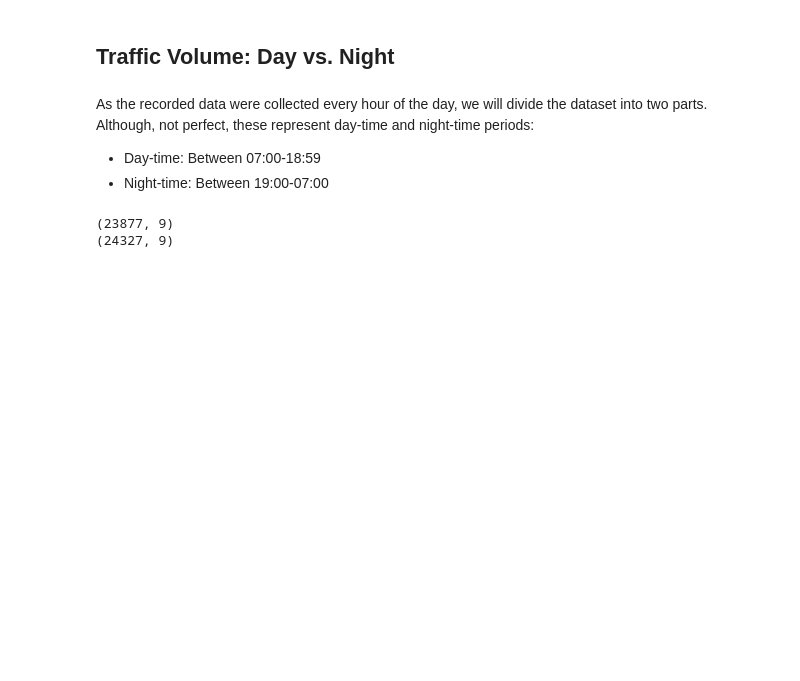
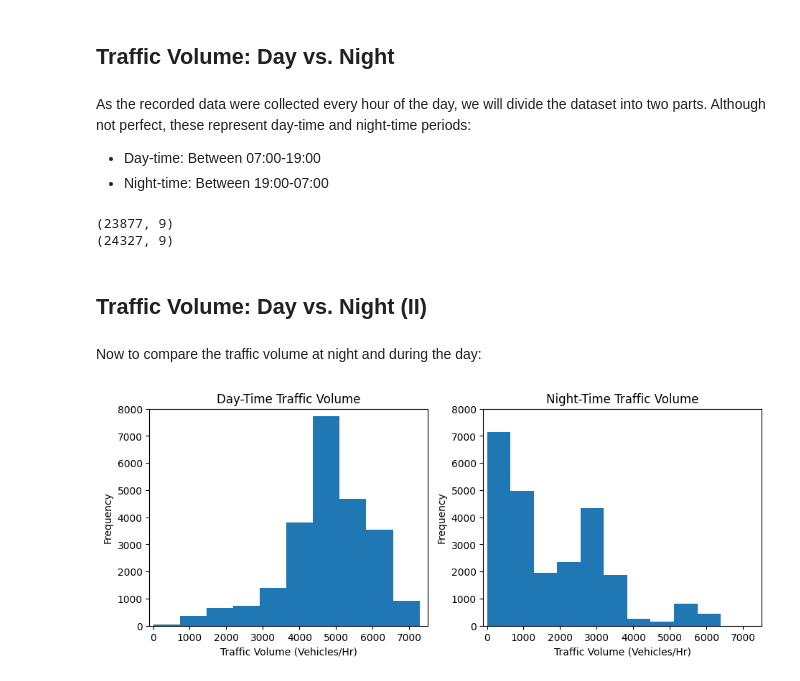
Before and after one commit to matt-heyda/Finding-Heavy-Traffic-Indicators-on-I-94, a Jupyter notebook: Finding Heavy Traffic Indicators on I-94.ipynb, the cells around one changed output. Saved outputs shown, nothing was run; the diff lists cells and outputs as text; code cells hidden in the pictures; blank space fills up the shorter version.

```diff
--- a/Finding Heavy Traffic Indicators on I-94.ipynb
+++ b/Finding Heavy Traffic Indicators on I-94.ipynb
@@ -99,9 +99,9 @@ With this in mind, let's compare day-time data with night-time data, to see if d
 # %% [markdown]
 ## Traffic Volume: Day vs. Night
 # %% [markdown]
-As the recorded data were collected every hour of the day, we will divide the dataset into two parts. Although, not perfect, these represent day-time and night-time periods:
+As the recorded data were collected every hour of the day, we will divide the dataset into two parts. Although not perfect, these represent day-time and night-time periods:
 
-* Day-time: Between 07:00-18:59
+* Day-time: Between 07:00-19:00
 * Night-time: Between 19:00-07:00
 # %%
 ## Converting the date_time column to datetime ##
@@ -118,3 +118,30 @@ print(night_time.shape)
 # %% [output]
 (23877, 9)
 (24327, 9)
+# %% [markdown]
+## Traffic Volume: Day vs. Night (II)
+# %% [markdown]
+Now to compare the traffic volume at night and during the day:
+# %%
+## Plotting Histograms for Day and Night Traffic Volume ##
+
+plt.figure(figsize=(11,4))
+plt.subplot(1,2,1)
+plt.hist(day_time["traffic_volume"])
+plt.title("Day-Time Traffic Volume")
+plt.xlabel("Traffic Volume (Vehicles/Hr)")
+plt.ylabel("Frequency")
+plt.xlim(-100,7500)
+plt.ylim(0,8000)
+
+plt.subplot(1,2,2)
+plt.hist(night_time["traffic_volume"])
+plt.title("Night-Time Traffic Volume")
+plt.xlabel("Traffic Volume (Vehicles/Hr)")
+plt.ylabel("Frequency")
+plt.xlim(-100,7500)
+plt.ylim(0,8000)
+
+plt.show()
+# %% [output]
+[figure, added]
```
Also changed, not shown: parts of 14 cells of this notebook.
